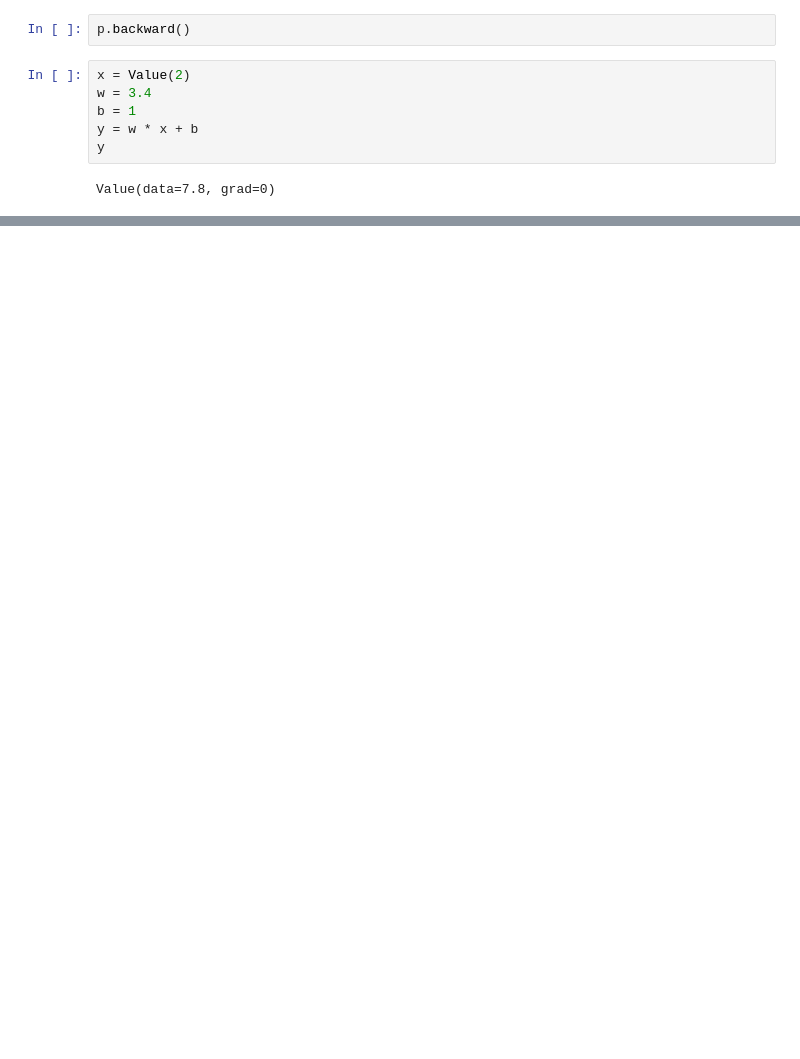
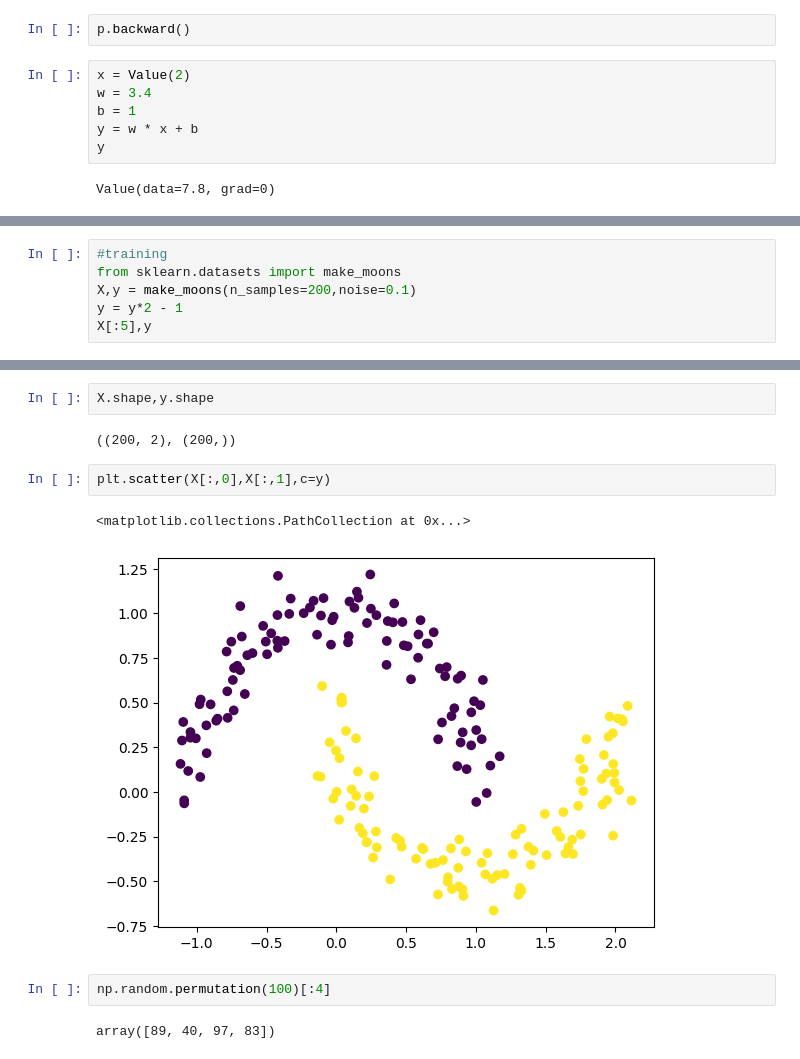
Before and after one commit to addo561/TinyAutograd, a Jupyter notebook: testing.ipynb, the cells around one changed output, grey strips where cells are left out. Drawn from its saved outputs; the diff is of its cells as text; blank space fills up the shorter version.

```diff
--- a/testing.ipynb
+++ b/testing.ipynb
@@ -140,0 +127,6 @@ out._prev
+# %%
+#training
+from sklearn.datasets import make_moons
+X,y = make_moons(n_samples=200,noise=0.1)
+y = y*2 - 1
+X[:5],y
@@ -140,0 +151,13 @@ out._prev
+# %%
+X.shape,y.shape
+# %% [output]
+((200, 2), (200,))
+# %%
+plt.scatter(X[:,0],X[:,1],c=y)
+# %% [output]
+<matplotlib.collections.PathCollection at 0x...>
+[figure, added]
+# %%
+np.random.permutation(100)[:4]
+# %% [output]
+array([89, 40, 97, 83])
```
Also changed, not shown: parts of 16 cells of this notebook.
